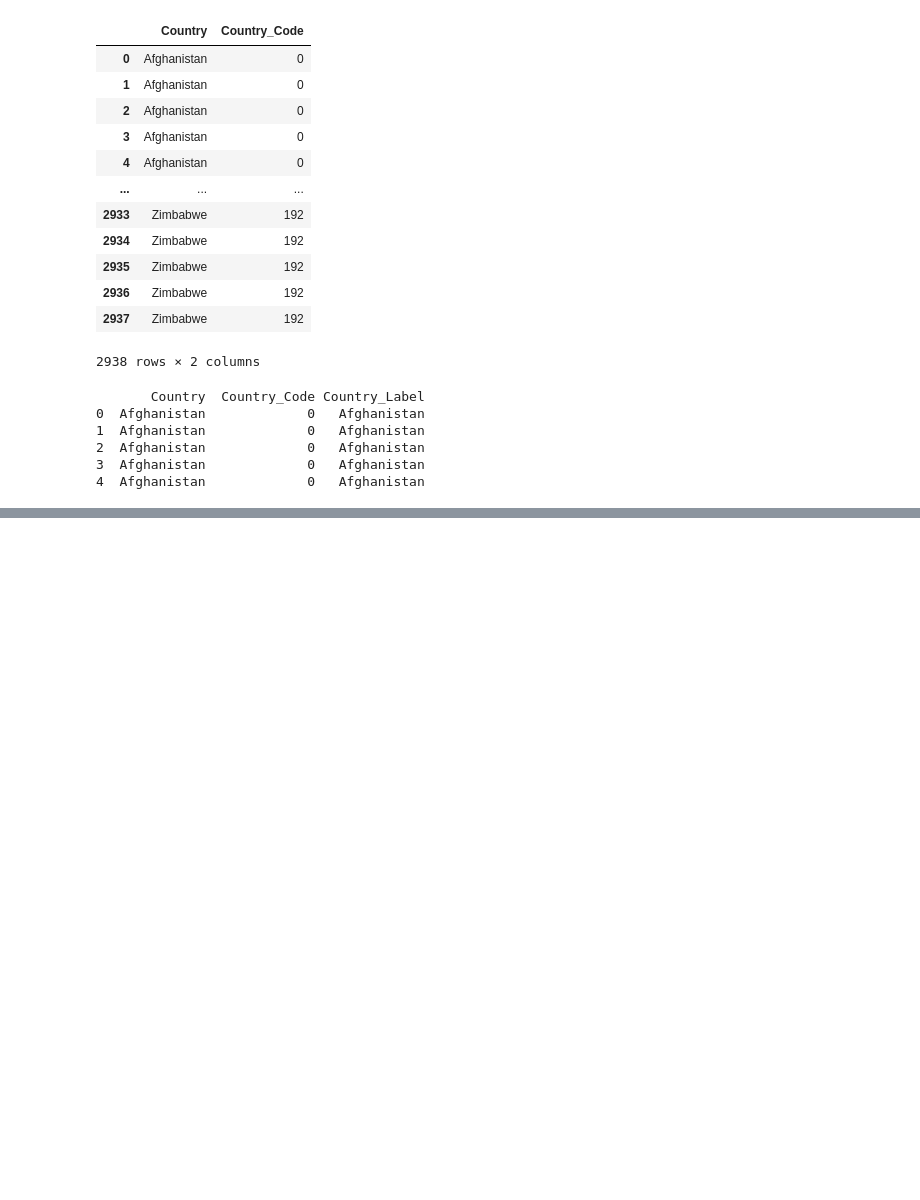
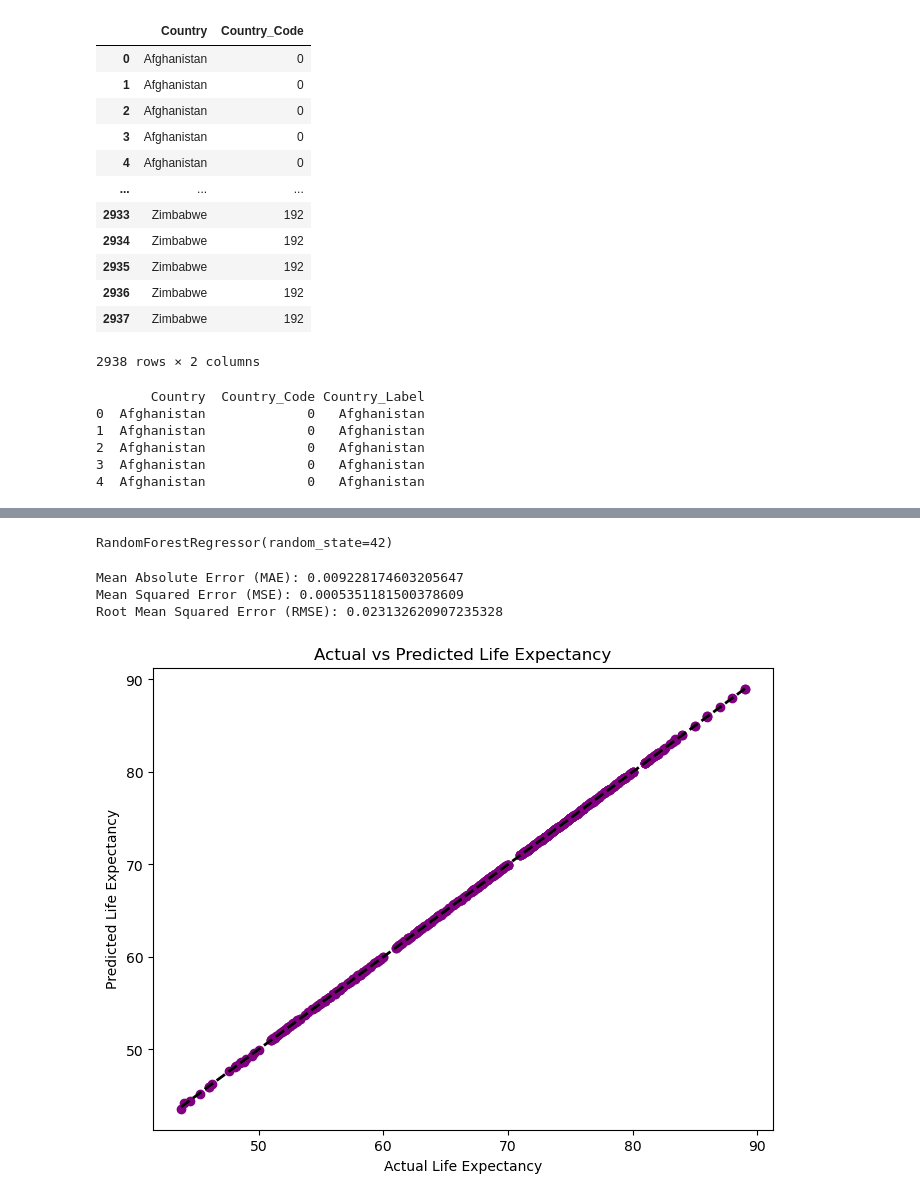
Before and after one commit to AliHasan06/Data-Science, a Jupyter notebook: my code/week 7/week 7 day 3.ipynb, the cells around one changed output, grey strips where cells are left out. Drawn from its saved outputs; the diff is of its cells as text; code cells hidden in the pictures; blank space fills up the shorter version.

```diff
--- a/my code/week 7/week 7 day 3.ipynb
+++ b/my code/week 7/week 7 day 3.ipynb
@@ -239,0 +297,5 @@ Name: Country_Code, Length: 2938, dtype: int32
+# %%
+scaler = StandardScaler()
+# %%
+X_scaled = scaler.fit_transform(X)
+X_scaled
@@ -239,0 +336,37 @@ Name: Country_Code, Length: 2938, dtype: int32
+# %%
+from sklearn.model_selection import train_test_split
+from sklearn.ensemble import RandomForestRegressor
+
+X_train, X_test, y_train, y_test = train_test_split(X_scaled, y, test_size=0.2, random_state=42)
+
+model = RandomForestRegressor(random_state=42)
+model.fit(X_train, y_train)
+# %% [output]
+RandomForestRegressor(random_state=42)
+# %%
+from sklearn.metrics import mean_absolute_error, mean_squared_error
+import numpy as np
+
+y_pred = model.predict(X_test)
+mae = mean_absolute_error(y_test, y_pred)
+mse = mean_squared_error(y_test, y_pred)
+rmse = np.sqrt(mse)
+
+print("Mean Absolute Error (MAE):", mae)
+print("Mean Squared Error (MSE):", mse)
+print("Root Mean Squared Error (RMSE):", rmse)
+# %% [output]
+Mean Absolute Error (MAE): 0.009228174603205647
+Mean Squared Error (MSE): 0.0005351181500378609
+Root Mean Squared Error (RMSE): 0.023132620907235328
+# %%
+import matplotlib.pyplot as plt
+plt.figure(figsize=(8, 6))
+plt.scatter(y_test, y_pred, color='purple')
+plt.plot([y_test.min(), y_test.max()], [y_test.min(), y_test.max()], 'k--', lw=2)
+plt.xlabel('Actual Life Expectancy')
+plt.ylabel('Predicted Life Expectancy')
+plt.title('Actual vs Predicted Life Expectancy')
+plt.show()
+# %% [output]
+[figure, added]
```
Also changed, not shown: parts of 19 cells of this notebook.
